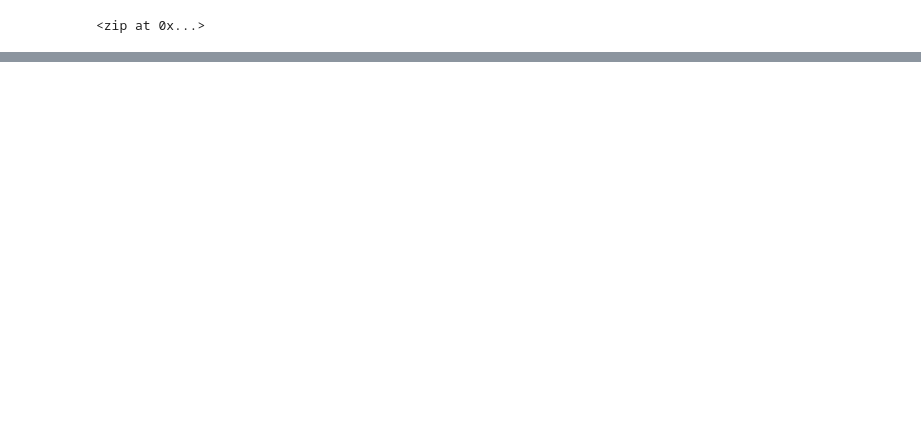
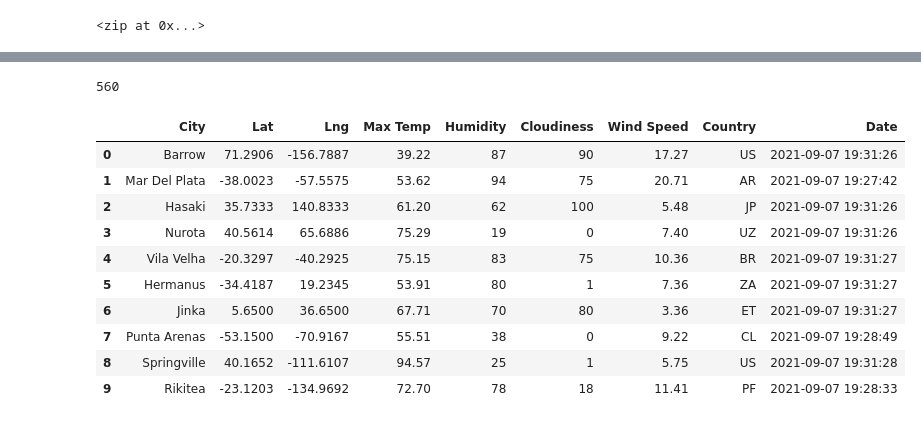
Before and after one commit to LeidyDoradoM/World_Weather_Analysis, a Jupyter notebook: WeatherPy.ipynb, the cells around one changed output, grey strips where cells are left out. Saved outputs shown, nothing was run; the diff lists cells and outputs as text; code cells hidden in the pictures; blank space fills up the shorter version.

Commit message:
modifications to gitignore file and updating weather file

```diff
--- a/WeatherPy.ipynb
+++ b/WeatherPy.ipynb
@@ -17,3 +21,6 @@ coordinates = list(lat_lngs)
+# %%
+# Starting URL for Weather Map API Call.
+url = "http://api.openweathermap.org/data/2.5/weather?units=Imperial&APPID=" + weather_api_key
 # %%
 # Use the citipy module to determine city based on latitude and longitude.
 from citipy import citipy
@@ -33,0 +130,20 @@ len(cities)
+# %%
+len(city_data)
+# %% [output]
+560
+# %%
+# Convert the array of dictionaries to a Pandas DataFrame.
+city_data_df = pd.DataFrame(city_data)
+city_data_df.head(10)
+# %% [output]
+|  | City | Lat | Lng | Max Temp | Humidity | Cloudiness | Wind Speed | Country | Date |
+| 0 | Barrow | 71.2906 | -156.7887 | 39.22 | 87 | 90 | 17.27 | US | 2021-09-07 19:31:26 |
+| 1 | Mar Del Plata | -38.0023 | -57.5575 | 53.62 | 94 | 75 | 20.71 | AR | 2021-09-07 19:27:42 |
+| 2 | Hasaki | 35.7333 | 140.8333 | 61.20 | 62 | 100 | 5.48 | JP | 2021-09-07 19:31:26 |
+| 3 | Nurota | 40.5614 | 65.6886 | 75.29 | 19 | 0 | 7.40 | UZ | 2021-09-07 19:31:26 |
+| 4 | Vila Velha | -20.3297 | -40.2925 | 75.15 | 83 | 75 | 10.36 | BR | 2021-09-07 19:31:27 |
+| 5 | Hermanus | -34.4187 | 19.2345 | 53.91 | 80 | 1 | 7.36 | ZA | 2021-09-07 19:31:27 |
+| 6 | Jinka | 5.6500 | 36.6500 | 67.71 | 70 | 80 | 3.36 | ET | 2021-09-07 19:31:27 |
+| 7 | Punta Arenas | -53.1500 | -70.9167 | 55.51 | 38 | 0 | 9.22 | CL | 2021-09-07 19:28:49 |
+| 8 | Springville | 40.1652 | -111.6107 | 94.57 | 25 | 1 | 5.75 | US | 2021-09-07 19:31:28 |
+| 9 | Rikitea | -23.1203 | -134.9692 | 72.70 | 78 | 18 | 11.41 | PF | 2021-09-07 19:28:33 |
```
Also changed, not shown: parts of 6 cells of this notebook, 1 other file.
